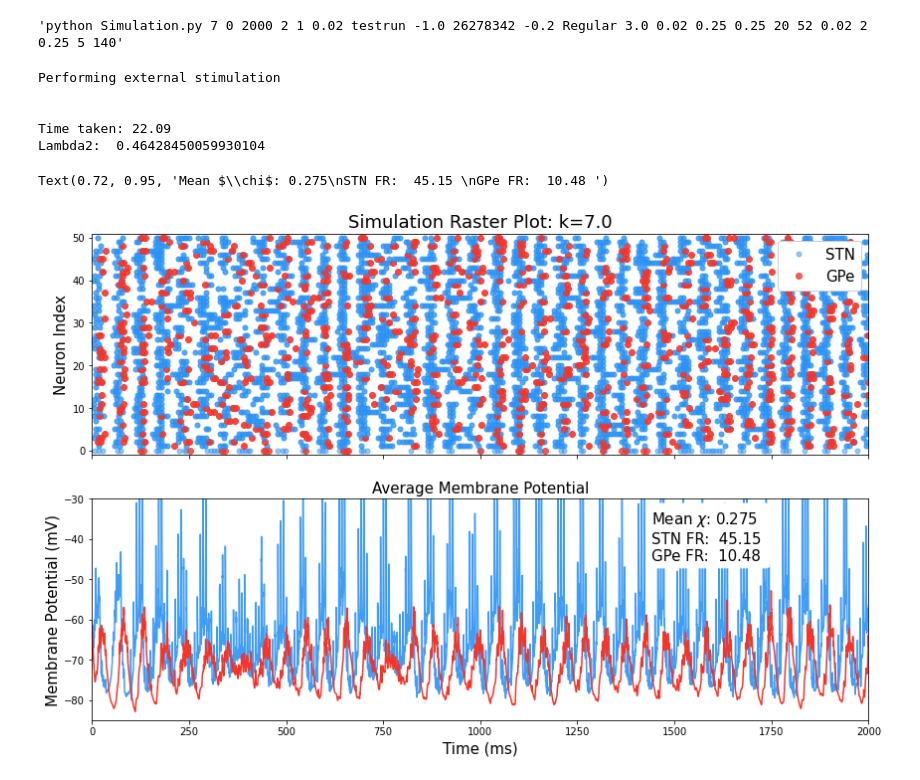
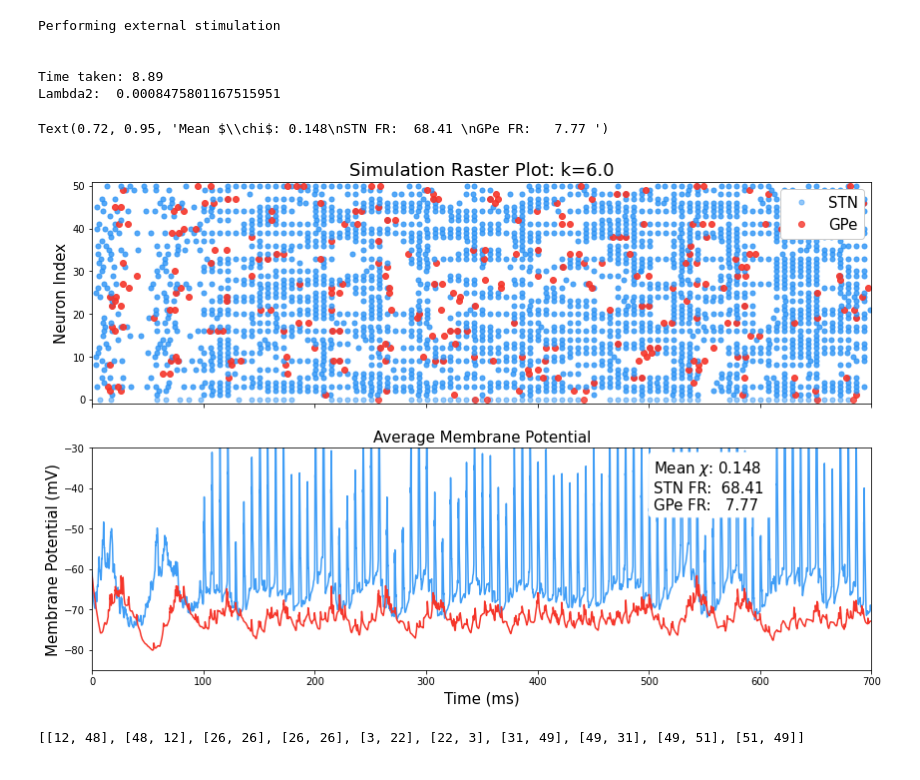
Before and after one commit to cathalmc/Study1_STN-GPe_Network_Stimulator, a Jupyter notebook: Run Simulation Desktop.ipynb, the cells around one changed output. Drawn from its saved outputs; the diff is of its cells as text; code cells hidden in the pictures.

```diff
--- a/Run Simulation Desktop.ipynb
+++ b/Run Simulation Desktop.ipynb
@@ -7,7 +7,7 @@ import subprocess
 
 from SimulationControl import SimControl
 
-ps = {"ImprovedSpatial": 2,
+ps = {"ImprovedSpatial": 3,
       "Small_world":0.01 ,
       "Scale_free": 1,
       "SBlock": 1-0.01,
@@ -17,22 +17,20 @@ ps = {"ImprovedSpatial": 2,
 SimCon = SimControl()
 
 
-SimCon.params["k"] = 7
-SimCon.params["Network_type"] = "Regular"
+SimCon.params["k"] = 6
+SimCon.params["Network_type"] = "ImprovedSpatial"
 
 
 SimCon.params["Notebook"] = 2 #1 is to save the firing data, 2 is to save the network data and firing data, 0 is for simulating on cluster
-SimCon.params["simtime"] = 2000
+SimCon.params["simtime"] = 700
 SimCon.params["h"] = 0.02
 SimCon.params["n"] = 52
-SimCon.params["p"] = ps[SimCon.params["Network_type"]]
-SimCon.params["StimSites"] = 0.25
-SimCon.params["StimAmplitude"] = 5
+SimCon.params["p"] = 2 #ps[SimCon.params["Network_type"]]
+SimCon.params["StimSites"] = 52
+SimCon.params["StimAmplitude"] = 15
 SimCon.params["StimFrequency"] = 140
 
 SimCon.Generate_Command()
-# %% [output]
-'python Simulation.py 7 0 2000 2 1 0.02 testrun -1.0 26278342 -0.2 Regular 3.0 0.02 0.25 0.25 20 52 0.02 2 0.25 5 140'
 # %%
 t0 = time.time()
 p = subprocess.Popen(SimCon.Generate_Command(),stdout=subprocess.PIPE, stderr=subprocess.PIPE)
@@ -97,8 +95,8 @@ print('Lambda2: ', sorted(graph_measures['eigs'])[1])
 Performing external stimulation
 
 
-Time taken: 22.09
-Lambda2:  0.46428450059930104
+Time taken: 8.89
+Lambda2:  0.0008475801167515951
 # %%
 
 cols = '#2A92F5'
@@ -134,36 +132,36 @@ fig,ax = plt.subplots(2,1,figsize=[14,9],sharex=True)
 #fig.suptitle(params["Network_type"])
 
 for i, train in enumerate(zip(STrain,GTrain)):
     train1 = train[0]
     train2 = train[1]
     if i>ilim:
         break
     if i==0:
         ax[0].plot(train1, i*np.ones(len(train1)), 'o', color = cols,markersize=5, alpha=0.5, label='STN')
         ax[0].plot(train2, i*np.ones(len(train2)), 'o', color = colg,markersize=6, alpha=0.8, label='GPe')
     else:
         ax[0].plot(train1, i*np.ones(len(train1)), 'o', color = cols,markersize=5, alpha=0.8)
         ax[0].plot(train2, i*np.ones(len(train2)), 'o', color = colg,markersize=6, alpha=0.9)
 
 
 #f'{netlab[data_dict["Network_type"]]} Network'
 ax[0].set_title(f'Simulation Raster Plot: k={k}',fontsize=titlefontsize)
 ax[0].set_ylabel("Neuron Index",fontsize=infigfontsize)
-ax[0].set_xlim(0,2000)
+ax[0].set_xlim(0,700)
 ax[0].set_ylim(-1,ilim+1)
 ax[0].legend(fontsize=infigfontsize,loc='upper right',framealpha=1)
 #ax[0].legend(fontsize=16,framealpha=1,shadow = True,borderpad=0.8,loc='upper right')
 
 ax[1].plot(x_axis, SLFP, label = 'STN',color = cols, alpha=0.9)
 ax[1].plot(x_axis, GLFP, label = 'GPe',color = colg, alpha=1)
 ax[1].set_title('Average Membrane Potential',fontsize=infigfontsize)
 ax[1].set_ylabel("Membrane Potential (mV)",fontsize=infigfontsize)
 ax[1].set_xlabel("Time (ms)",fontsize=infigfontsize)
 ax[1].set(ylim=[-85,-30,])
 ax[1].text(0.72, 0.95, textstr, transform=ax[1].transAxes, color='k', fontsize=infigfontsize, verticalalignment='top', bbox=props)
 # %% [output]
-Text(0.72, 0.95, 'Mean $\\chi$: 0.275\nSTN FR:  45.15 \nGPe FR:  10.48 ')
+Text(0.72, 0.95, 'Mean $\\chi$: 0.148\nSTN FR:  68.41 \nGPe FR:   7.77 ')
-[figure, old version]
+[figure, new version]
 # %%
 #np.save("NewAmalgData\\"+f"{netname}_{int(k)}.npy",recovered_dat)
 # dat2={}
@@ -175,0 +172,20 @@ Text(0.72, 0.95, 'Mean $\\chi$: 0.275\nSTN FR:  45.15 \nGPe FR:  10.48 ')
+# %%
+from additional_functions import *
+
+
+n,k,p,r= 52,5,5,1
+dim = 2
+a = np.random.uniform(0,1,size = [n,dim])
+b = np.random.uniform(0,1,size = [n,dim])
+
+distxy = distance_matrix(a,b,p=2) #distances from points x to points y
+distyy = distance_matrix(b,b,p=2) #distances between points y
+
+STG_list,GTS_list = get_partial_reciprocal(ImprovedSpatial(distxy,n,k,p),n,recip=r)
+GTG_list = set_reciprocal(ImprovedSpatial(distyy,n,k,p,GG=True),n,r)
+print(complete_the_graph(GTG_list,n))
+GTG_list +=complete_the_graph(GTG_list,n)
+
+STG_list,GTS_list,GTG_list, graph_measures = calc_network_measures(STG_list,GTS_list,GTG_list,n)
+# %% [output]
+[[12, 48], [48, 12], [26, 26], [26, 26], [3, 22], [22, 3], [31, 49], [49, 31], [49, 51], [51, 49]]
```
Also changed, not shown: parts of 3 cells of this notebook, 3 other files.
